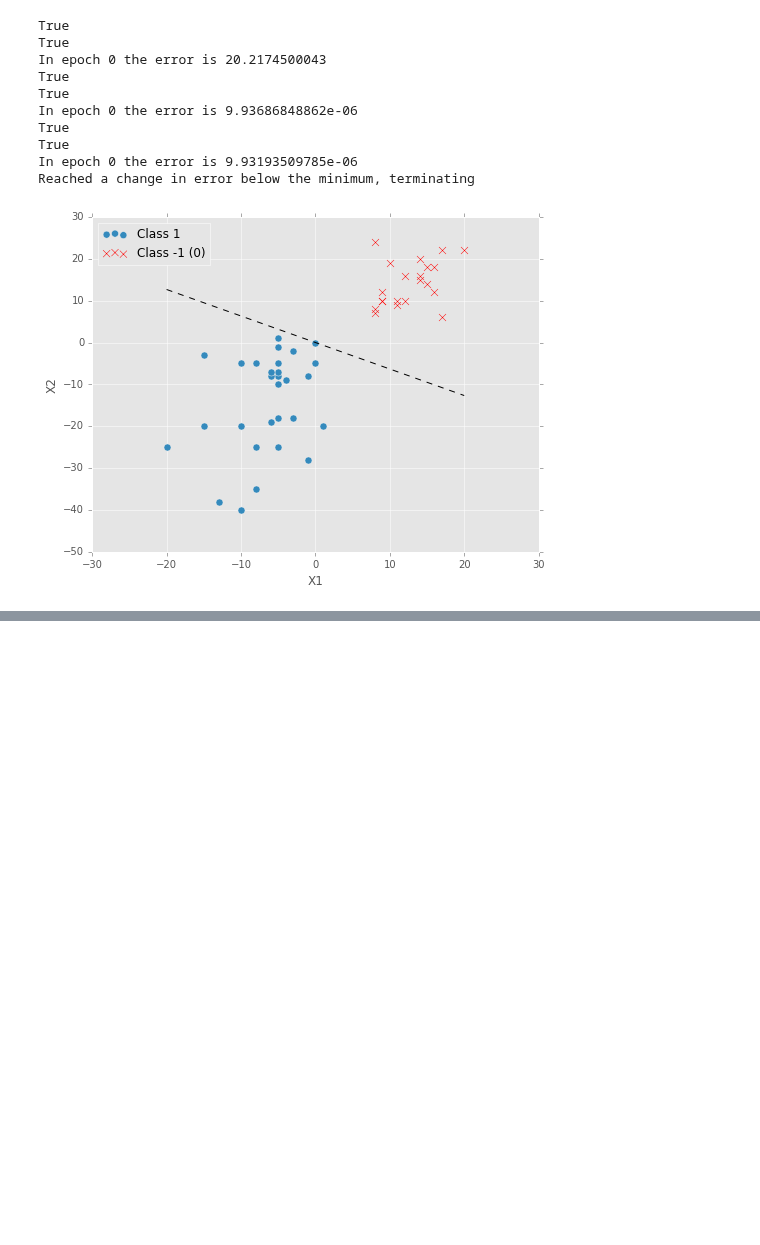
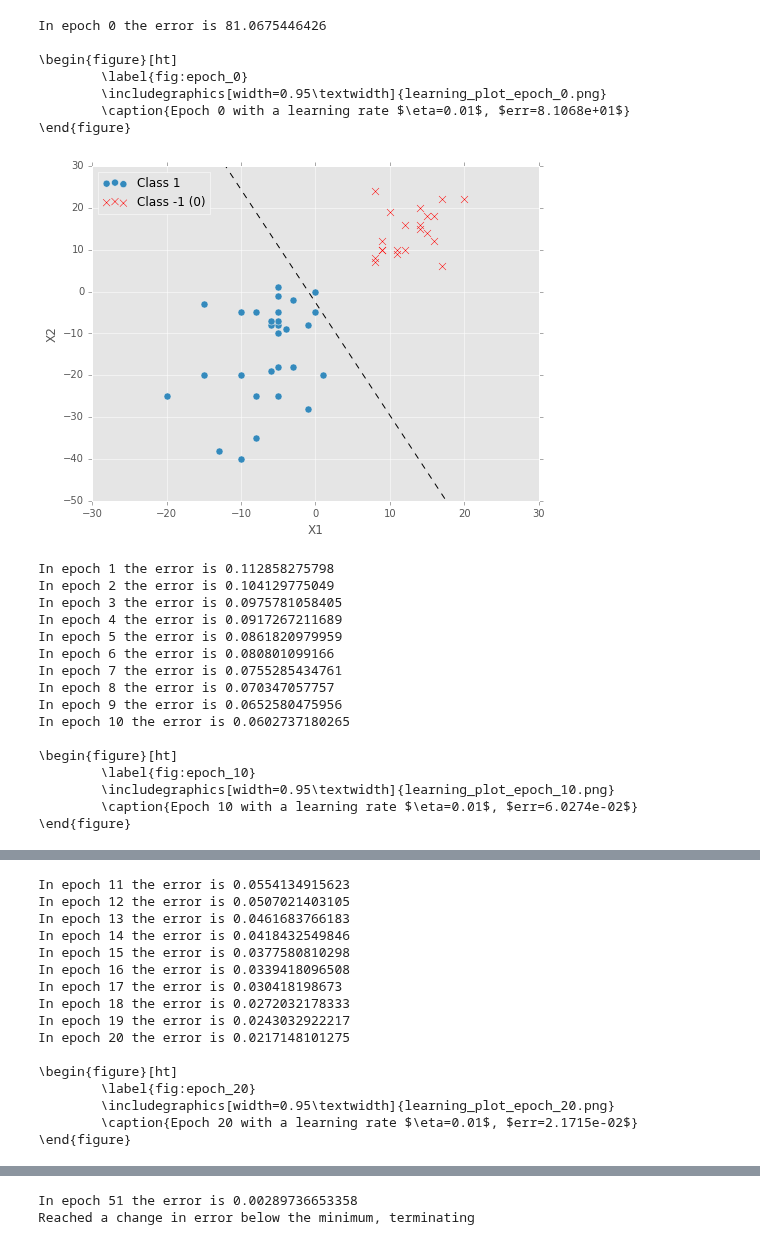
Before and after one commit to guydav/minerva, a Jupyter notebook: notebooks/CS111_svm_gradient_descent.ipynb, the cells around one changed output, grey strips where cells are left out. Drawn from its saved outputs; the diff is of its cells as text; code cells hidden in the pictures; blank space fills up the shorter version.

```diff
--- a/notebooks/CS111_svm_gradient_descent.ipynb
+++ b/notebooks/CS111_svm_gradient_descent.ipynb
@@ -162,15 +230,28 @@ def train_model(data, theta=None, batch_size=None, num_epochs=DEFAULT_EPOCHS,
 # %%
-theta = train_model(data, batch_size=10, learning_rate=1)
+theta = train_model(data, learning_rate=0.01, should_graph=1, graph_interval=10, min_delta_error=10**-4)
 plot_data(data, theta)
 # %% [output]
-True
-True
-In epoch 0 the error is 20.2174500043
-True
-True
-In epoch 0 the error is 9.93686848862e-06
-True
-True
-In epoch 0 the error is 9.93193509785e-06
-Reached a change in error below the minimum, terminating
+In epoch 0 the error is 81.0675446426
+
+\begin{figure}[ht]
+        \label{fig:epoch_0}
+        \includegraphics[width=0.95\textwidth]{learning_plot_epoch_0.png}
+        \caption{Epoch 0 with a learning rate $\eta=0.01$, $err=8.1068e+01$}
+\end{figure}
-[figure, old version]
+[figure, new version]
+In epoch 1 the error is 0.112858275798
+In epoch 2 the error is 0.104129775049
+In epoch 3 the error is 0.0975781058405
+In epoch 4 the error is 0.0917267211689
+In epoch 5 the error is 0.0861820979959
+In epoch 6 the error is 0.080801099166
+In epoch 7 the error is 0.0755285434761
+In epoch 8 the error is 0.070347057757
+In epoch 9 the error is 0.0652580475956
+In epoch 10 the error is 0.0602737180265
+
+\begin{figure}[ht]
+        \label{fig:epoch_10}
+        \includegraphics[width=0.95\textwidth]{learning_plot_epoch_10.png}
+        \caption{Epoch 10 with a learning rate $\eta=0.01$, $err=6.0274e-02$}
+\end{figure}
@@ -176,0 +259,16 @@ Reached a change in error below the minimum, terminating
+In epoch 11 the error is 0.0554134915623
+In epoch 12 the error is 0.0507021403105
+In epoch 13 the error is 0.0461683766183
+In epoch 14 the error is 0.0418432549846
+In epoch 15 the error is 0.0377580810298
+In epoch 16 the error is 0.0339418096508
+In epoch 17 the error is 0.030418198673
+In epoch 18 the error is 0.0272032178333
+In epoch 19 the error is 0.0243032922217
+In epoch 20 the error is 0.0217148101275
+
+\begin{figure}[ht]
+        \label{fig:epoch_20}
+        \includegraphics[width=0.95\textwidth]{learning_plot_epoch_20.png}
+        \caption{Epoch 20 with a learning rate $\eta=0.01$, $err=2.1715e-02$}
+\end{figure}
@@ -176,0 +327,2 @@ Reached a change in error below the minimum, terminating
+In epoch 51 the error is 0.00289736653358
+Reached a change in error below the minimum, terminating
```
Also changed, not shown: parts of 12 cells of this notebook.
